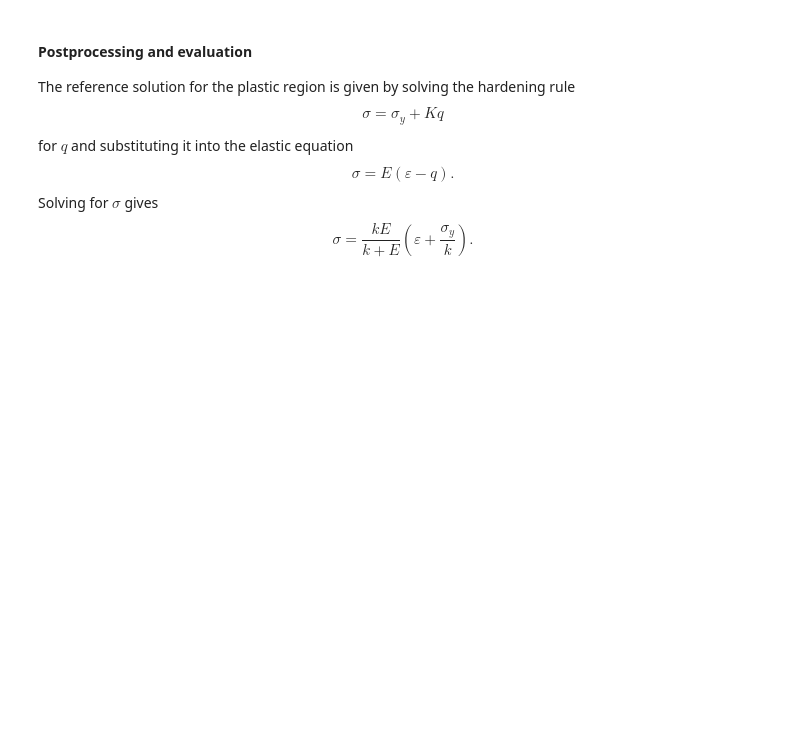
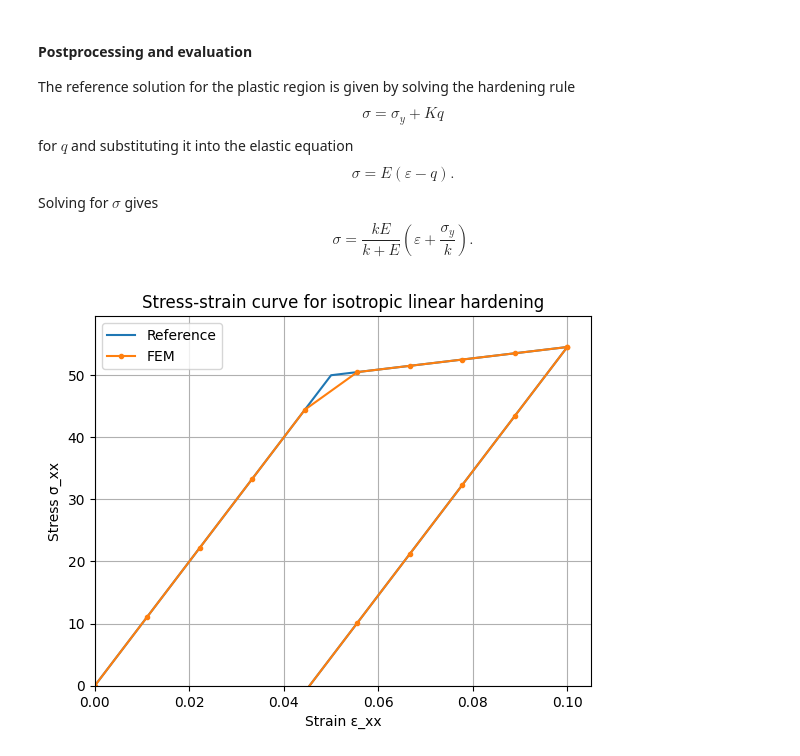
Before and after one commit to meyer-nils/torch-fem, a Jupyter notebook: examples/basic/solid.ipynb, the cells around one changed output. Drawn from its saved outputs; the diff is of its cells as text; code cells hidden in the pictures; blank space fills up the shorter version.

Commit message:
Basic plasticity and implicit solver work for solids.

```diff
--- a/examples/basic/solid.ipynb
+++ b/examples/basic/solid.ipynb
@@ -194,3 +219,22 @@ We subject a 3D unit cube meshed with linear hexahedrons to a uniaxial stress st
+# %%
+E = 1000.0
+nu = 0.3
+sigma_y = 50.0
+k = 100.0
+
+
+# Hardening function
+def sigma_f(q):
+    return sigma_y + k * q
+
+
+# Derivative of the hardening function
+def sigma_f_prime(q):
+    return k
+
+
+# Elastic properties
+material = IsotropicPlasticity(E, nu, sigma_f, sigma_f_prime)
 # %%
 # Generate cube
 points, cells = meshzoo.cube_hexa(
@@ -204,7 +248,13 @@ elements = torch.tensor(cells.tolist())
 box = Solid(nodes, elements, material)
 
 # Set constraints
+DL = 0.1
+box.displacements[nodes[:, 0] == 1.0, 0] = DL
 box.constraints[nodes[:, 0] == 0.0, 0] = True
 box.constraints[nodes[:, 0] == 1.0, 0] = True
 box.constraints[nodes[:, 1] == 0.5, 1] = True
 box.constraints[nodes[:, 2] == 0.5, 2] = True
+
+# Incremental loading
+increments = torch.cat((torch.linspace(0.0, 1.0, 10), torch.linspace(1.0, 0.0, 10)))
+u, f, sigma, epsilon, state = box.solve(increments=increments)
@@ -363,16 +274,21 @@ $$
 \sigma = \frac{kE}{k+E} (\varepsilon + \frac{\sigma_y}{k}).
 $$
 # %%
-ref_strain = [0.0, sigma_y / E, max(strain), max(strain) - max(stress) / E]
-ref_stress = [0.0, sigma_y, k * E / (k + E) * (max(strain) + sigma_y / k), 0]
+ref_strain = [0.0, sigma_y / E, DL, DL - k / (k + E) * (DL + sigma_y / k)]
+ref_stress = [0.0, sigma_y, k * E / (k + E) * (DL + sigma_y / k), 0]
 
+strain = epsilon[:, :, :, 0].mean(dim=[1, 2])
+stress = sigma[:, :, :, 0].mean(dim=[1, 2])
 
 plt.plot(ref_strain, ref_stress, "-", label="Reference")
-plt.plot(strain, stress, ".", label="FEM")
+plt.plot(strain, stress, ".-", label="FEM")
 plt.xlabel("Strain ε_xx")
 plt.ylabel("Stress σ_xx")
+plt.title("Stress-strain curve for isotropic linear hardening")
 plt.ylim(bottom=0)
 plt.xlim(left=0)
 plt.grid()
 plt.legend()
 plt.show()
+# %% [output]
+[figure, added]
```
Also changed, not shown: parts of 22 cells of this notebook, 2 other files.
